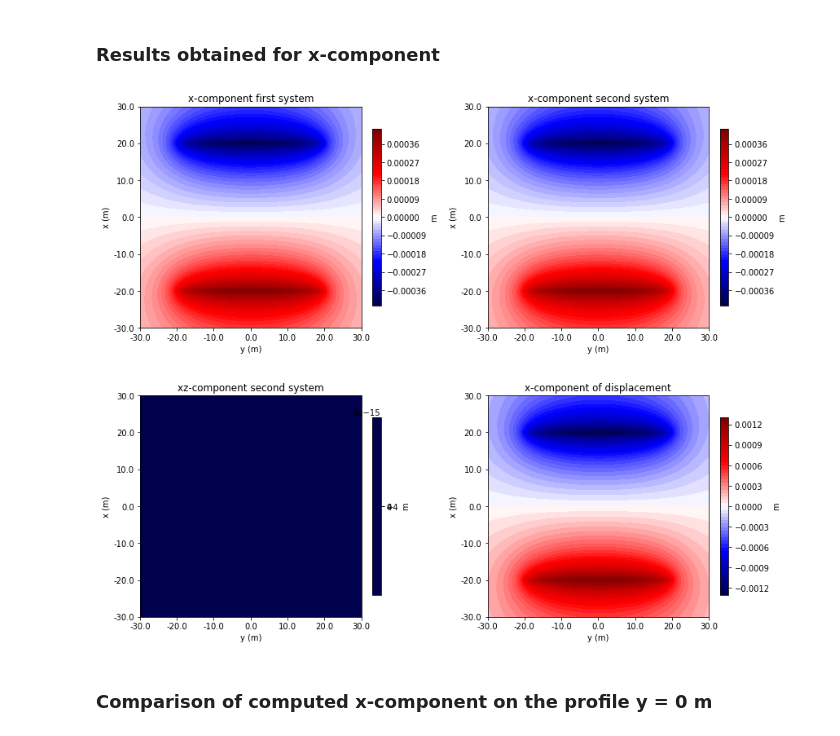
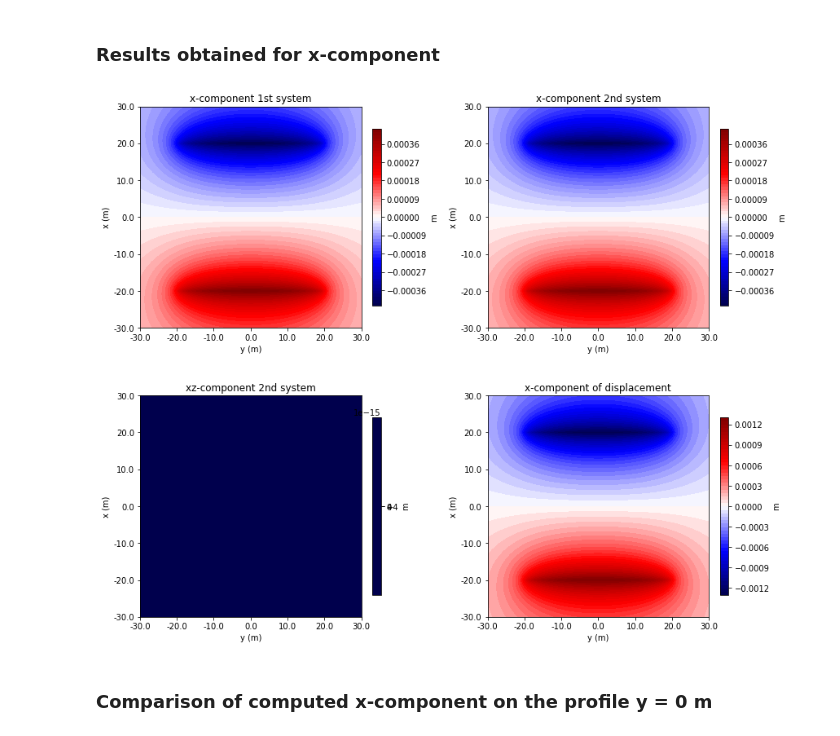
Before and after one commit to pinga-lab/DisReserv, a Jupyter notebook: code/Munoz_Roehl_2017_fig4.ipynb, the cells around one changed output. Cells and saved outputs as stored; diff of their text form; code cells hidden in the pictures.

```diff
--- a/code/Munoz_Roehl_2017_fig4.ipynb
+++ b/code/Munoz_Roehl_2017_fig4.ipynb
@@ -39,7 +39,7 @@ coordinates.shape
 # %%
 # Compute the x-component
-u_x1 = cp.displacement(coordinates, model, DP, poisson, young, field='u_x1_NA')
+d_x1 = cp.displacement(coordinates, model, DP, poisson, young, field='d_x1')
 
-u_x2 = cp.displacement(coordinates, model, DP, poisson, young, field='u_x2_NA')
+d_x2 = cp.displacement(coordinates, model, DP, poisson, young, field='d_x2')
 
-u_xz2 = cp.displacement(coordinates, model, DP, poisson, young, field='u_xz2_NA')
+d_xz2 = cp.displacement(coordinates, model, DP, poisson, young, field='d_xz2')
@@ -48,2 +46,4 @@ u_x = u_x1 + (3 - 4*poisson)*u_x2 + u_xz2
+# %%
+displacement_x = d_x1 + (3 - 4*poisson)*d_x2 + d_xz2
 # %%
 # Compute the y-component
@@ -71,13 +71,13 @@ fig, ax = plt.subplots(nrows=2, ncols=2, sharex=False, sharey=False, figsize=(12
 
 ax[0,0].set_aspect("equal")
 # Get the maximum absolute value so we can center the colorbar on zero
-maxabs = np.max(np.abs(u_x1))
+maxabs = np.max(np.abs(d_x1))
 img = ax[0,0].contourf(coordinates[0].reshape(shape),
                   coordinates[1].reshape(shape),
-                  u_x1.reshape(shape),
+                  d_x1.reshape(shape),
                   60, vmin=-maxabs, vmax=maxabs, cmap="seismic")
 plt.colorbar(img, ax=ax[0,0], pad=0.04, shrink=0.73, label="m")
-ax[0,0].set_title("x-component first system")
+ax[0,0].set_title("x-component 1st system")
 
 ax[0,0].set_xticklabels(ax[0,0].get_xticks())
 ax[0,0].set_yticklabels(ax[0,0].get_yticks())
@@ -86,13 +86,13 @@ ax[0,0].set_ylabel("x (m)")
 
 ax[0,1].set_aspect("equal")
 # Get the maximum absolute value so we can center the colorbar on zero
-maxabs = np.max(np.abs(u_x2))
+maxabs = np.max(np.abs(d_x2))
 img = ax[0,1].contourf(coordinates[0].reshape(shape),
                   coordinates[1].reshape(shape),
-                  u_x2.reshape(shape),
+                  d_x2.reshape(shape),
                   60, vmin=-maxabs, vmax=maxabs, cmap="seismic")
 plt.colorbar(img, ax=ax[0,1], pad=0.04, shrink=0.73, label="m")
-ax[0,1].set_title("x-component second system")
+ax[0,1].set_title("x-component 2nd system")
 
 ax[0,1].set_xticklabels(ax[0,1].get_xticks())
 ax[0,1].set_yticklabels(ax[0,1].get_yticks())
@@ -101,39 +101,39 @@ ax[0,1].set_ylabel("x (m)")
 
 ax[1,0].set_aspect("equal")
 # Get the maximum absolute value so we can center the colorbar on zero
-maxabs = np.max(np.abs(u_xz2))
+maxabs = np.max(np.abs(d_xz2))
 img = ax[1,0].contourf(coordinates[0].reshape(shape),
                   coordinates[1].reshape(shape),
-                  u_xz2.reshape(shape),
+                  d_xz2.reshape(shape),
                   60, vmin=-maxabs, vmax=maxabs, cmap="seismic")
 plt.colorbar(img, ax=ax[1,0], pad=0.04, shrink=0.73, label="m")
-ax[1,0].set_title("xz-component second system")
+ax[1,0].set_title("xz-component 2nd system")
 
 ax[1,0].set_xticklabels(ax[1,0].get_xticks())
 ax[1,0].set_yticklabels(ax[1,0].get_yticks())
 ax[1,0].set_xlabel("y (m)")
 ax[1,0].set_ylabel("x (m)")
 
 ax[1,1].set_aspect("equal")
 # Get the maximum absolute value so we can center the colorbar on zero
-maxabs = np.max(np.abs(u_x))
+maxabs = np.max(np.abs(displacement_x))
 img = ax[1,1].contourf(coordinates[0].reshape(shape),
                   coordinates[1].reshape(shape),
-                  u_x.reshape(shape),
+                  displacement_x.reshape(shape),
                   60, vmin=-maxabs, vmax=maxabs, cmap="seismic")
 plt.colorbar(img, ax=ax[1,1], pad=0.04, shrink=0.73, label="m")
 ax[1,1].set_title("x-component of displacement")
 
 ax[1,1].set_xticklabels(ax[1,1].get_xticks())
 ax[1,1].set_yticklabels(ax[1,1].get_yticks())
 ax[1,1].set_xlabel("y (m)")
 ax[1,1].set_ylabel("x (m)")
 
 
 plt.tight_layout()
 plt.show()
 # %% [output]
-[figure, old version]
+[figure, new version]
 # %% [markdown]
 ### Comparison of computed x-component on the profile y = 0 m
 # %%
```
Also changed, not shown: parts of 10 cells of this notebook, 2 other files.
